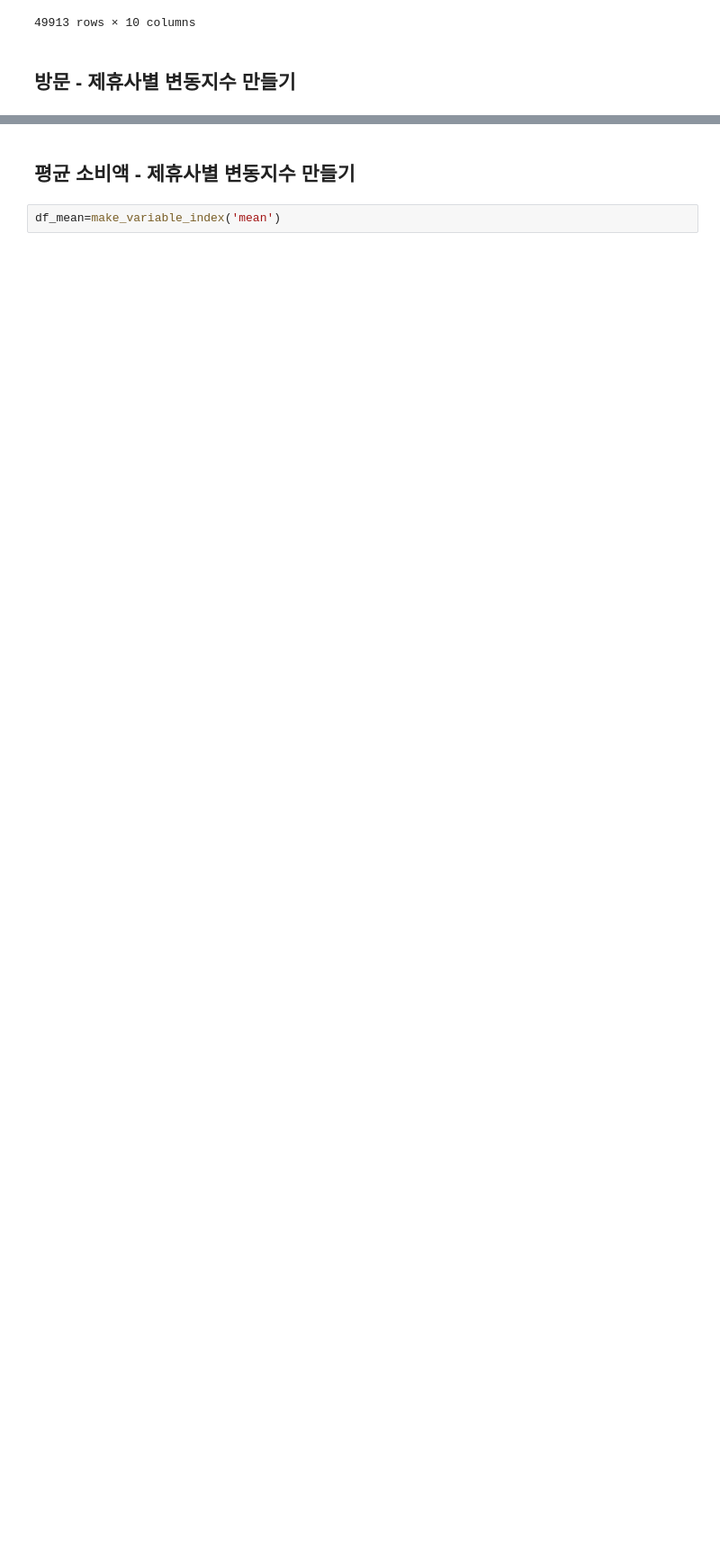
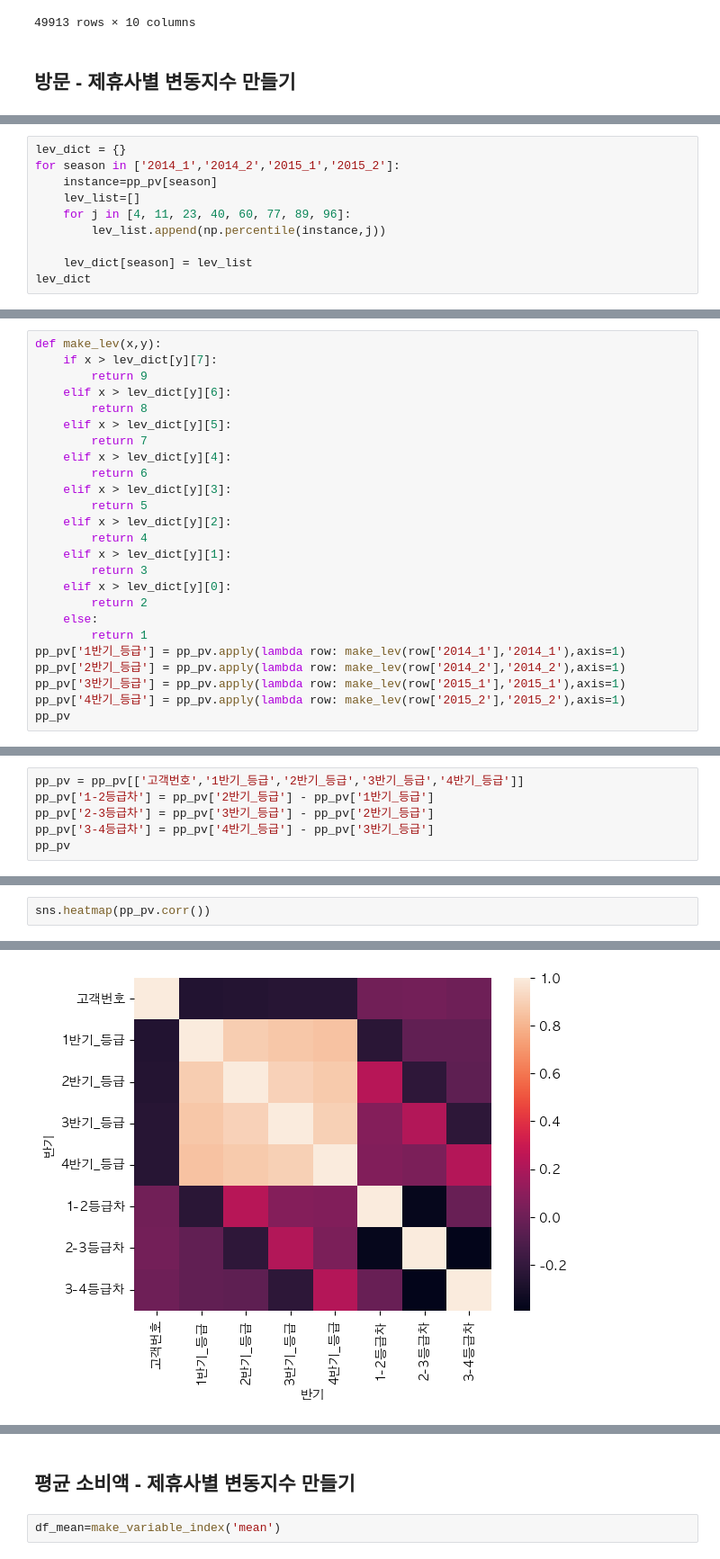
Before and after one commit to PKLH/cakd_LP, a Jupyter notebook: WorkSpace/Kim/EDA_1018.ipynb, the cells around one changed output, grey strips where cells are left out. Shown: that part at 90% size. Saved outputs shown, nothing was run; the diff lists cells and outputs as text; blank space fills up the shorter version.

```diff
--- a/WorkSpace/Kim/EDA_1018.ipynb
+++ b/WorkSpace/Kim/EDA_1018.ipynb
@@ -227,0 +343,10 @@ def make_variable_index(option):
+# %%
+lev_dict = {}
+for season in ['2014_1','2014_2','2015_1','2015_2']:
+    instance=pp_pv[season]
+    lev_list=[]
+    for j in [4, 11, 23, 40, 60, 77, 89, 96]:
+        lev_list.append(np.percentile(instance,j))
+
+    lev_dict[season] = lev_list
+lev_dict
@@ -227,0 +382,25 @@ def make_variable_index(option):
+# %%
+def make_lev(x,y):
+    if x > lev_dict[y][7]:
+        return 9
+    elif x > lev_dict[y][6]:
+        return 8
+    elif x > lev_dict[y][5]:
+        return 7
+    elif x > lev_dict[y][4]:
+        return 6
+    elif x > lev_dict[y][3]:
+        return 5
+    elif x > lev_dict[y][2]:
+        return 4
+    elif x > lev_dict[y][1]:
+        return 3
+    elif x > lev_dict[y][0]:
+        return 2
+    else:
+        return 1
+pp_pv['1반기_등급'] = pp_pv.apply(lambda row: make_lev(row['2014_1'],'2014_1'),axis=1)
+pp_pv['2반기_등급'] = pp_pv.apply(lambda row: make_lev(row['2014_2'],'2014_2'),axis=1)
+pp_pv['3반기_등급'] = pp_pv.apply(lambda row: make_lev(row['2015_1'],'2015_1'),axis=1)
+pp_pv['4반기_등급'] = pp_pv.apply(lambda row: make_lev(row['2015_2'],'2015_2'),axis=1)
+pp_pv
@@ -227,0 +421,6 @@ def make_variable_index(option):
+# %%
+pp_pv = pp_pv[['고객번호','1반기_등급','2반기_등급','3반기_등급','4반기_등급']]
+pp_pv['1-2등급차'] = pp_pv['2반기_등급'] - pp_pv['1반기_등급']
+pp_pv['2-3등급차'] = pp_pv['3반기_등급'] - pp_pv['2반기_등급']
+pp_pv['3-4등급차'] = pp_pv['4반기_등급'] - pp_pv['3반기_등급']
+pp_pv
@@ -227,0 +441,3 @@ def make_variable_index(option):
+# %%
+sns.heatmap(pp_pv.corr())
+# %% [output]
@@ -227,0 +445 @@ def make_variable_index(option):
+[figure, added]
```
Also changed, not shown: parts of 30 cells of this notebook.
